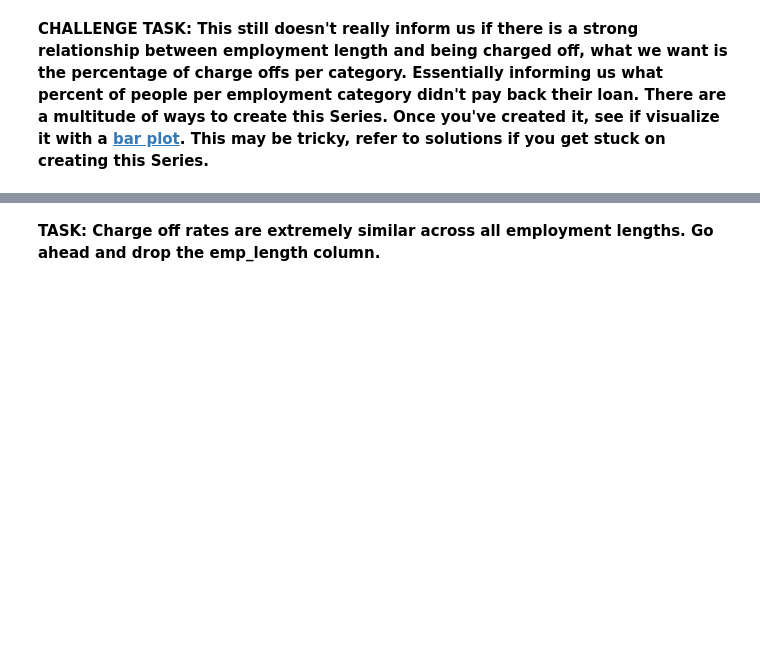
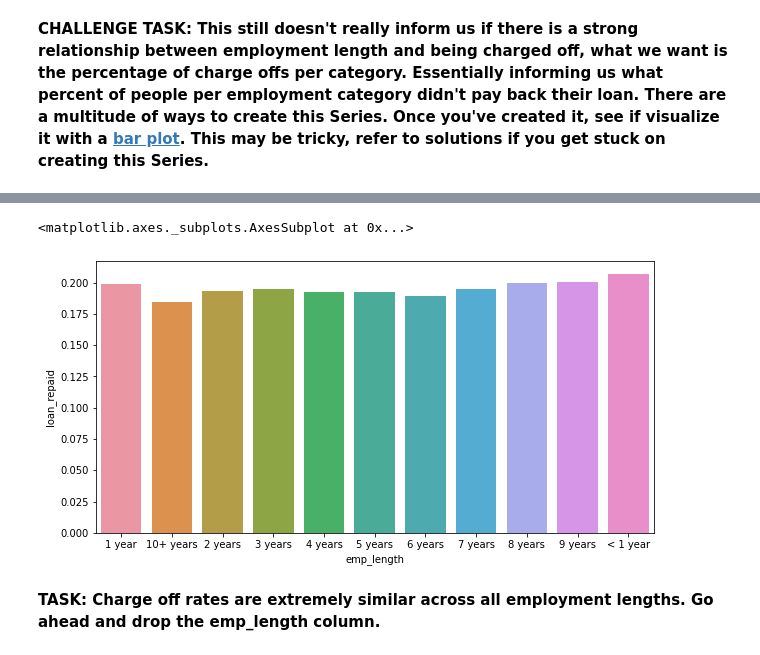
Before and after one commit to Ali-Asgar-Lakdawala/Tensorflow-2-and-Keras-Deep-Learning, a Jupyter notebook: 03_Keras_Project_Exercise.ipynb, the cells around one changed output, grey strips where cells are left out. Cells and saved outputs as stored; diff of their text form; code cells hidden in the pictures; blank space fills up the shorter version.

```diff
--- a/03_Keras_Project_Exercise.ipynb
+++ b/03_Keras_Project_Exercise.ipynb
@@ -606,0 +611,3 @@ Name: loan_status, dtype: float64
+# %%
+default_per=1-(df.groupby('emp_length')['loan_repaid'].sum()/df.groupby('emp_length')['loan_repaid'].count())
+default_per.reset_index()
@@ -607,2 +627,8 @@ Name: loan_status, dtype: float64
+# %%
+plt.figure(figsize=(10,5))
+sns.barplot(x='emp_length',y='loan_repaid',data=default_per.reset_index())
+# %% [output]
+<matplotlib.axes._subplots.AxesSubplot at 0x...>
+[figure, added]
 # %% [markdown]
 **TASK: Charge off rates are extremely similar across all employment lengths. Go ahead and drop the emp_length column.**
```
Also changed, not shown: parts of 155 cells of this notebook.
